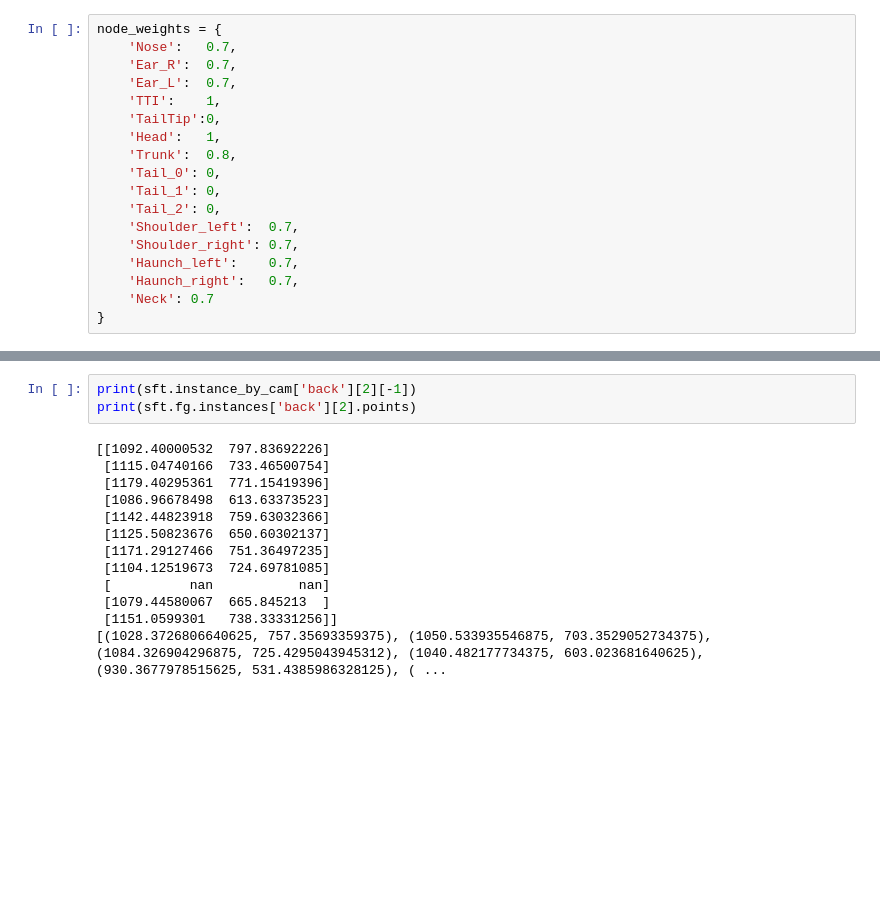
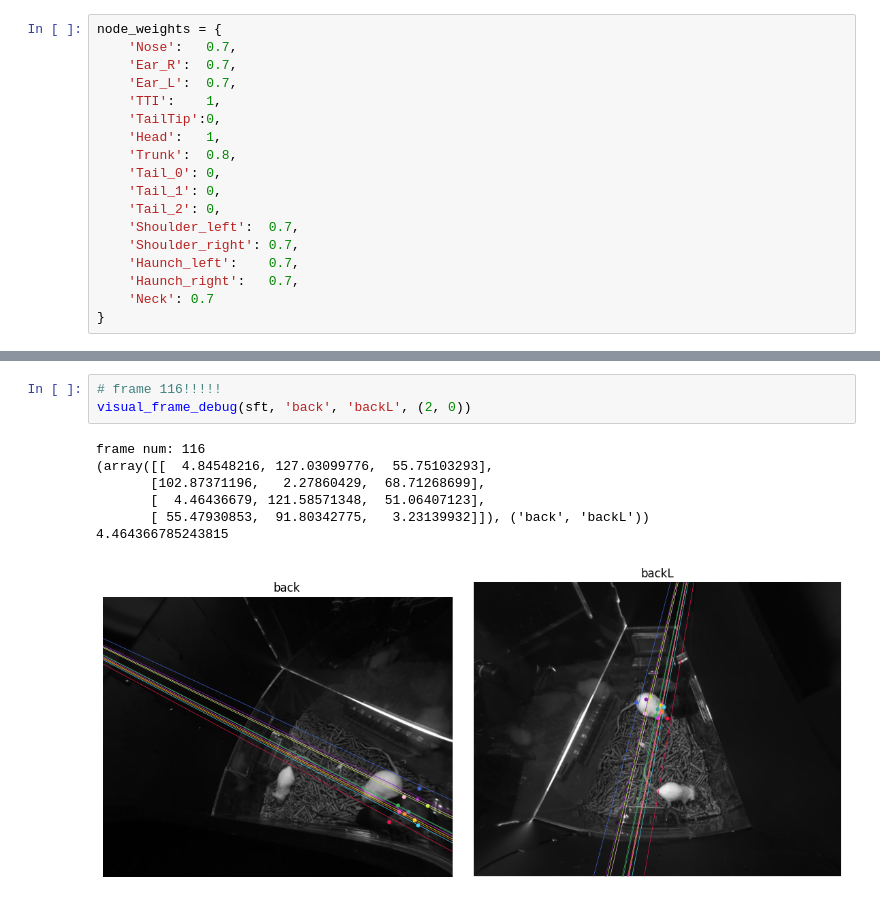
Before and after one commit to Joshjppark/lucid_lite, a Jupyter notebook: notebooks/tracking_test.ipynb, the cells around one changed output, grey strips where cells are left out. Drawn from its saved outputs; the diff is of its cells as text; blank space fills up the shorter version.

```diff
--- a/notebooks/tracking_test.ipynb
+++ b/notebooks/tracking_test.ipynb
@@ -530,16 +509,11 @@ np.float64(3.117575180048161)
 # %%
-print(sft.instance_by_cam['back'][2][-1])
-print(sft.fg.instances['back'][2].points)
+# frame 116!!!!!
+visual_frame_debug(sft, 'back', 'backL', (2, 0))
 # %% [output]
-[[1092.40000532  797.83692226]
- [1115.04740166  733.46500754]
- [1179.40295361  771.15419396]
- [1086.96678498  613.63373523]
- [1142.44823918  759.63032366]
- [1125.50823676  650.60302137]
- [1171.29127466  751.36497235]
- [1104.12519673  724.69781085]
- [          nan           nan]
- [1079.44580067  665.845213  ]
- [1151.0599301   738.33331256]]
-[(1028.3726806640625, 757.35693359375), (1050.533935546875, 703.3529052734375), (1084.326904296875, 725.4295043945312), (1040.482177734375, 603.023681640625), (930.3677978515625, 531.4385986328125), ( ...
+frame num: 116
+(array([[  4.84548216, 127.03099776,  55.75103293],
+       [102.87371196,   2.27860429,  68.71268699],
+       [  4.46436679, 121.58571348,  51.06407123],
+       [ 55.47930853,  91.80342775,   3.23139932]]), ('back', 'backL'))
+4.464366785243815
+[figure, added]
```
Also changed, not shown: parts of 30 cells of this notebook, 7 other files.
